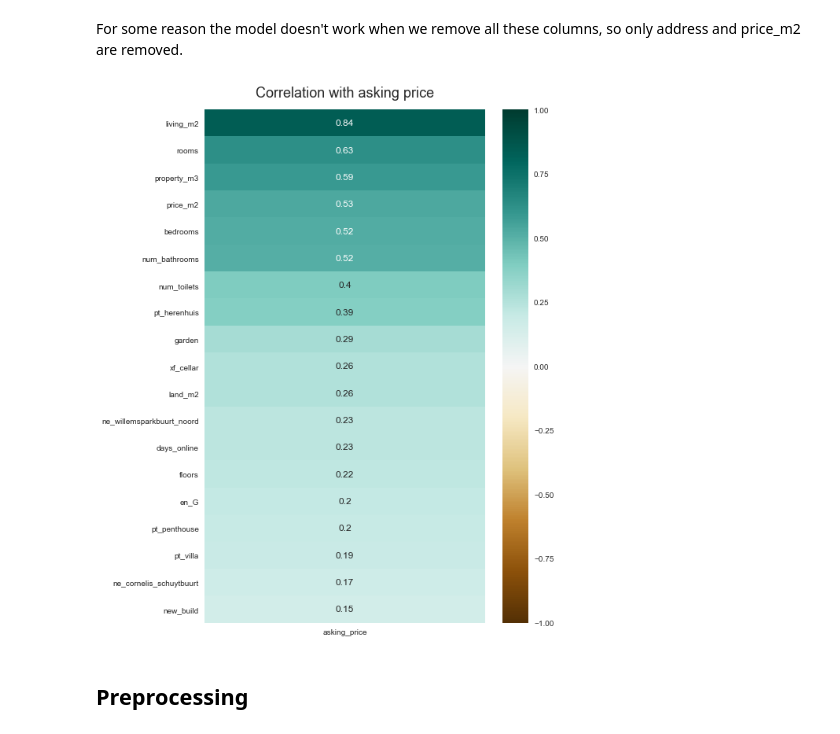
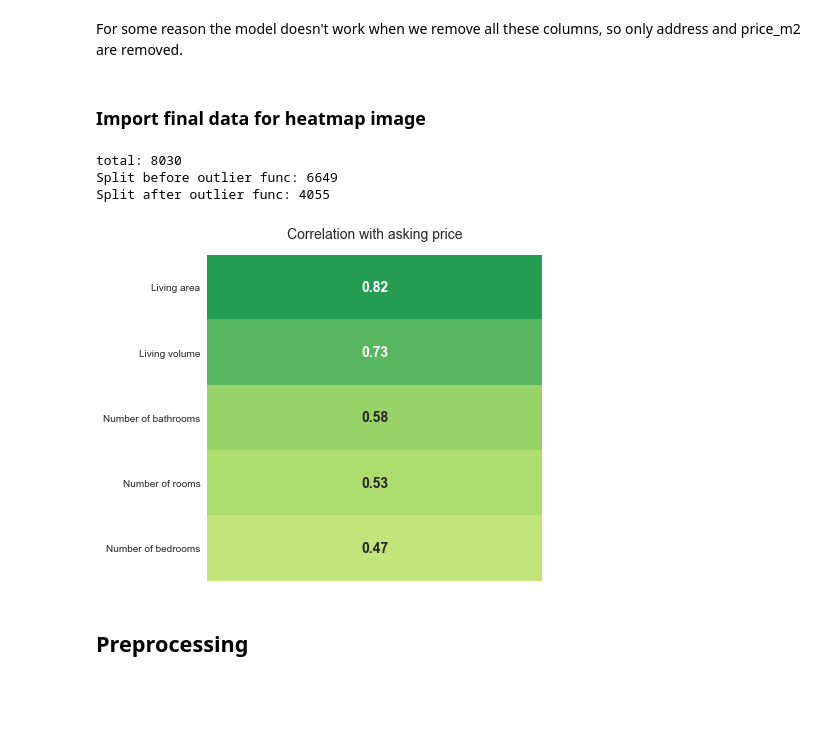
Before and after one commit to therinz/dutch-housing, a Jupyter notebook: notebooks/explore_data.ipynb, the cells around one changed output. Drawn from its saved outputs; the diff is of its cells as text; code cells hidden in the pictures; blank space fills up the shorter version.

```diff
--- a/notebooks/explore_data.ipynb
+++ b/notebooks/explore_data.ipynb
@@ -89,3 +89,5 @@ others = ["rt_pannen", "rf_plat_dak",
 df = df.drop(columns=vve + others)
 # %% [markdown]
 For some reason the model doesn't work when we remove all these columns, so only address and price_m2 are removed.
+# %% [markdown]
+### Import final data for heatmap image
@@ -92,16 +96,48 @@ For some reason the model doesn't work when we remove all these columns, so only
+# %%
+ML_mdl = MachineLearnModel("combination.pkl", apartment=True, verbose=True)
+df = ML_mdl.df
+# %% [output]
+total: 8030
+Split before outlier func: 6649
+Split after outlier func: 4055
 # %%
 # Correlation viewed related to asking price
 corr_series = (df.corr()[["asking_price"]]
                .sort_values(by="asking_price", ascending=False))
+names = ["Living area",
+        "Living volume",
+        "Number of bathrooms",
+        "Number of rooms",
+        "Number of bedrooms",
+        "Number of toilets",
+        "Of type penthouse",
+        "Has a garden",
+        "Energy label G",
+        "Neighborhood Willemsparkbuurt N",
+        "Neighborhood Vondelparkbuurt E",
+        "New build",
+        "Neighborhood Oude Kerk",
+        "Neighborhood Banplein",
+        "Of type ground level apartment",
+        "Garden facing south",
+        "Neighborhood Cornelis Schuyt",
+        "Neighborhood Valeriusplein E",
+        "Neighborhood Concertgebouw"]
 
-plt.figure(figsize=(8, 12))
-heatmap = sns.heatmap(corr_series[1:20],
-                      vmin=-1,
+fig, ax = plt.subplots(figsize=(6, 6))
+heatmap = sns.heatmap(corr_series[1:6],
+                      vmin=-.5,
                       vmax=1,
                       annot=True,
-                      cmap='BrBG')
+                      cmap='RdYlGn',
+                      cbar=False,
+                      xticklabels=False,
+                      yticklabels=names[:5],
+                      annot_kws={'fontsize':14,
+                                 'weight': 'bold'}
+                     )
 heatmap.set_title("Correlation with asking price",
-                  fontdict={'fontsize':18},
+                  fontdict={'fontsize':14},
                   pad=16);
 # %% [output]
-[figure, old version]
+[figure, new version]
```
Also changed, not shown: parts of 2 cells of this notebook, 8 other files.
